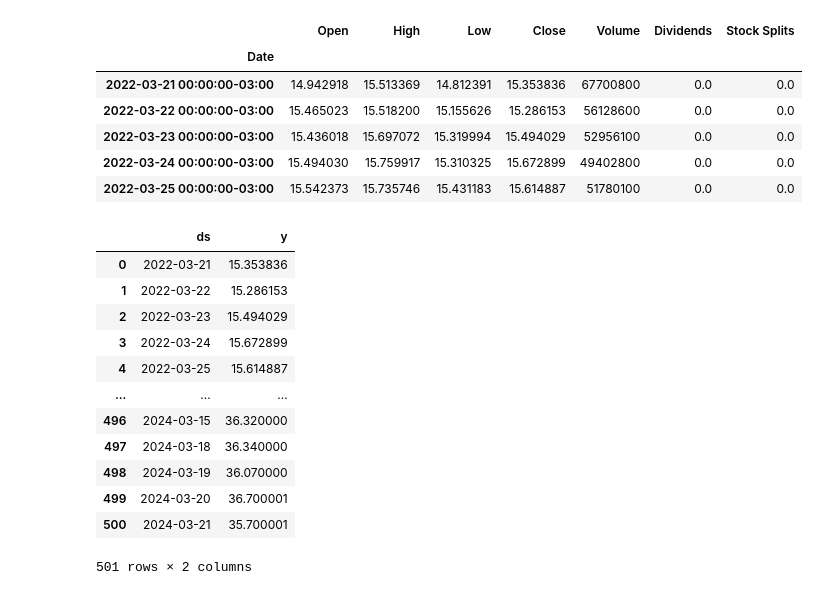
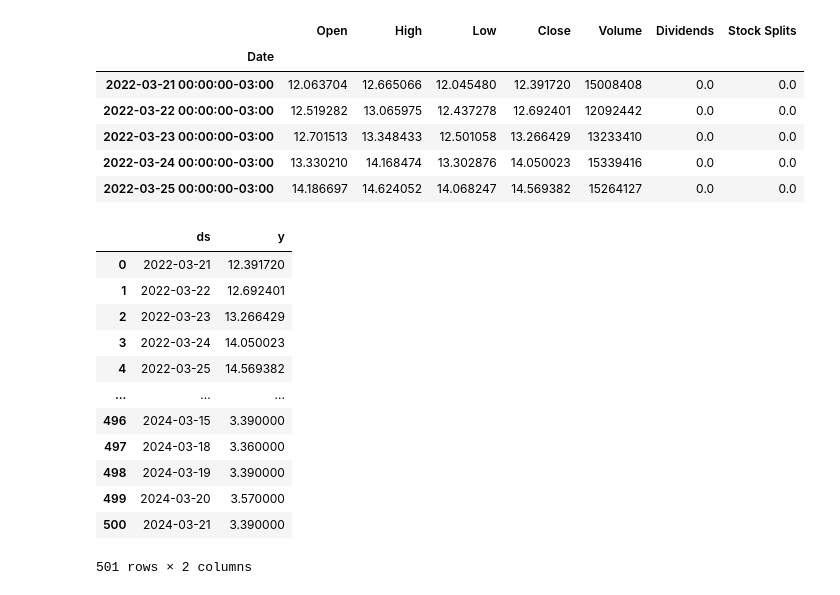
Before and after one commit to WilliamCorrea2712/Python, a Jupyter notebook: inteligencia_artificial/inteligencia_artificial.ipynb, the cells around one changed output. Cells and saved outputs as stored; diff of their text form; code cells hidden in the pictures.

```diff
--- a/inteligencia_artificial/inteligencia_artificial.ipynb
+++ b/inteligencia_artificial/inteligencia_artificial.ipynb
@@ -4,16 +4,16 @@
 
 import yfinance as yf
 # %%
-dados = yf.Ticker("PETR4.SA").history("2y")
+dados = yf.Ticker("CVCB3.SA").history("2y")
 dados.head()
 # %% [output]
 |  | Open | High | Low | Close | Volume | Dividends | Stock Splits |
 | Date |  |  |  |  |  |  |  |
-| 2022-03-21 00:00:00-03:00 | 14.942918 | 15.513369 | 14.812391 | 15.353836 | 67700800 | 0.0 | 0.0 |
-| 2022-03-22 00:00:00-03:00 | 15.465023 | 15.518200 | 15.155626 | 15.286153 | 56128600 | 0.0 | 0.0 |
-| 2022-03-23 00:00:00-03:00 | 15.436018 | 15.697072 | 15.319994 | 15.494029 | 52956100 | 0.0 | 0.0 |
-| 2022-03-24 00:00:00-03:00 | 15.494030 | 15.759917 | 15.310325 | 15.672899 | 49402800 | 0.0 | 0.0 |
-| 2022-03-25 00:00:00-03:00 | 15.542373 | 15.735746 | 15.431183 | 15.614887 | 51780100 | 0.0 | 0.0 |
+| 2022-03-21 00:00:00-03:00 | 12.063704 | 12.665066 | 12.045480 | 12.391720 | 15008408 | 0.0 | 0.0 |
+| 2022-03-22 00:00:00-03:00 | 12.519282 | 13.065975 | 12.437278 | 12.692401 | 12092442 | 0.0 | 0.0 |
+| 2022-03-23 00:00:00-03:00 | 12.701513 | 13.348433 | 12.501058 | 13.266429 | 13233410 | 0.0 | 0.0 |
+| 2022-03-24 00:00:00-03:00 | 13.330210 | 14.168474 | 13.302876 | 14.050023 | 15339416 | 0.0 | 0.0 |
+| 2022-03-25 00:00:00-03:00 | 14.186697 | 14.624052 | 14.068247 | 14.569382 | 15264127 | 0.0 | 0.0 |
 # %%
 # Tratamento de dados
 treinamento = dados.reset_index()
@@ -23,15 +23,15 @@ treinamento.columns = ["ds","y"]
 treinamento
 # %% [output]
 |  | ds | y |
-| 0 | 2022-03-21 | 15.353836 |
-| 1 | 2022-03-22 | 15.286153 |
-| 2 | 2022-03-23 | 15.494029 |
-| 3 | 2022-03-24 | 15.672899 |
-| 4 | 2022-03-25 | 15.614887 |
+| 0 | 2022-03-21 | 12.391720 |
+| 1 | 2022-03-22 | 12.692401 |
+| 2 | 2022-03-23 | 13.266429 |
+| 3 | 2022-03-24 | 14.050023 |
+| 4 | 2022-03-25 | 14.569382 |
 | ... | ... | ... |
-| 496 | 2024-03-15 | 36.320000 |
-| 497 | 2024-03-18 | 36.340000 |
-| 498 | 2024-03-19 | 36.070000 |
-| 499 | 2024-03-20 | 36.700001 |
-| 500 | 2024-03-21 | 35.700001 |
+| 496 | 2024-03-15 | 3.390000 |
+| 497 | 2024-03-18 | 3.360000 |
+| 498 | 2024-03-19 | 3.390000 |
+| 499 | 2024-03-20 | 3.570000 |
+| 500 | 2024-03-21 | 3.390000 |
 501 rows × 2 columns
```
Also changed, not shown: parts of 6 cells of this notebook.
